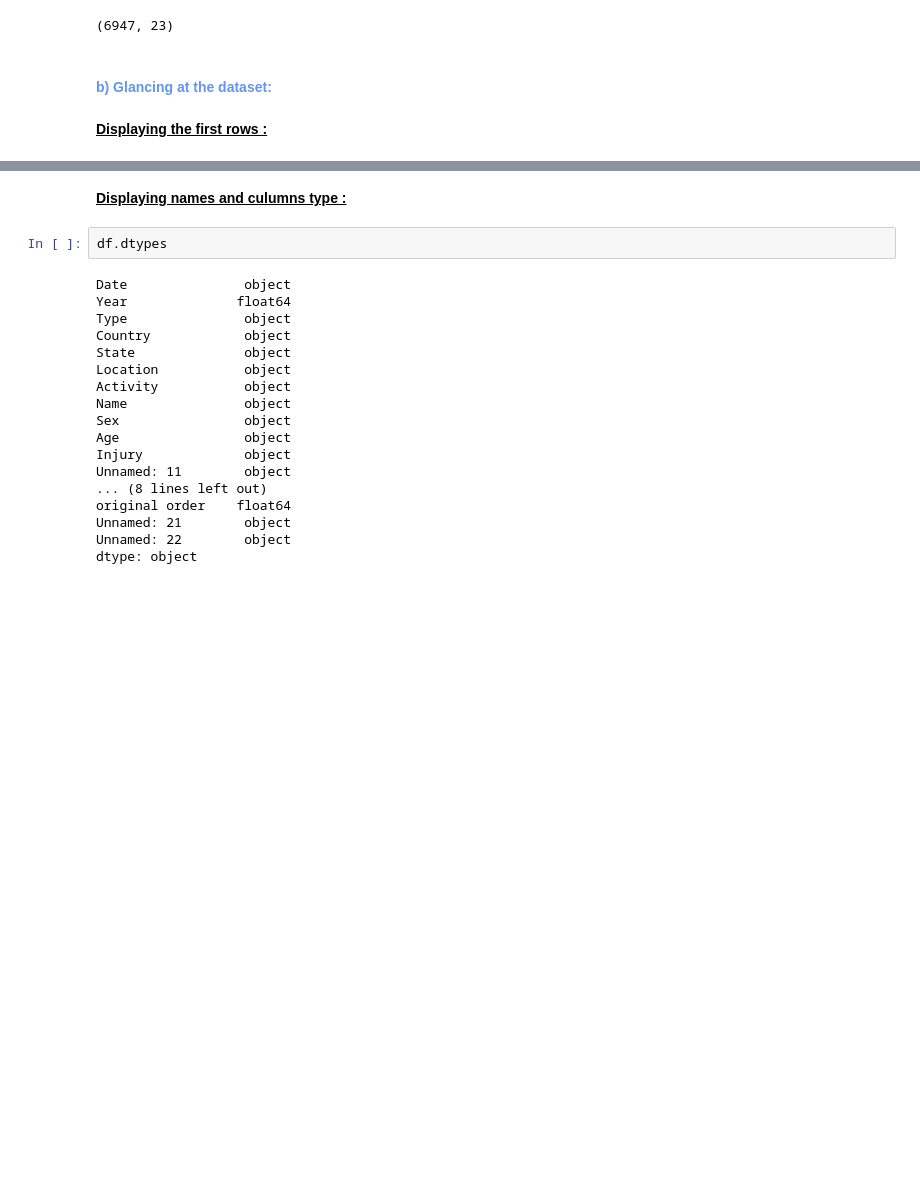
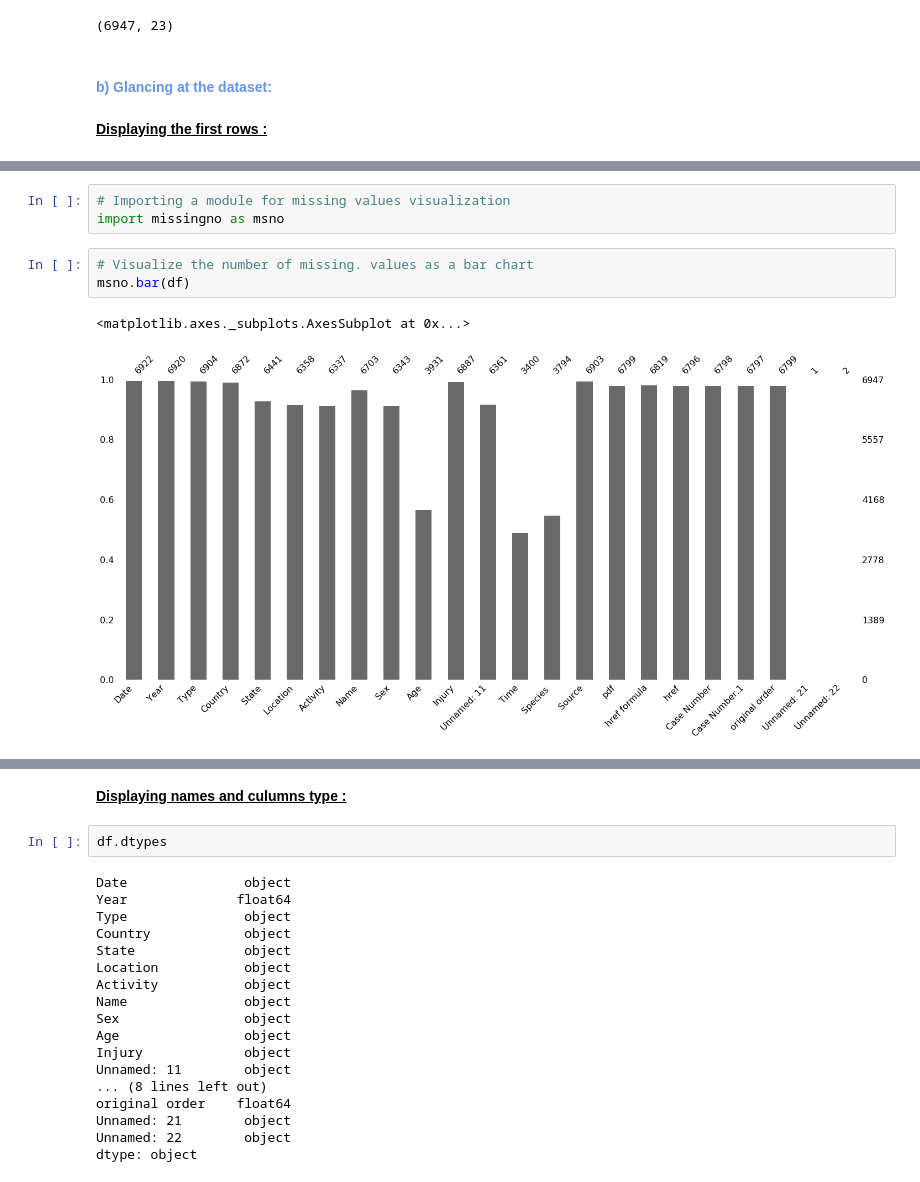
Before and after one commit to karinaz/Shark_Attacks, a Jupyter notebook: Shark_Attacks.ipynb, the cells around one changed output, grey strips where cells are left out. Cells and saved outputs as stored; diff of their text form; blank space fills up the shorter version.

```diff
--- a/Shark_Attacks.ipynb
+++ b/Shark_Attacks.ipynb
@@ -74,0 +72,9 @@ df.head(5)
+# %%
+# Importing a module for missing values visualization
+import missingno as msno
+# %%
+# Visualize the number of missing. values as a bar chart
+msno.bar(df)
+# %% [output]
+<matplotlib.axes._subplots.AxesSubplot at 0x...>
+[figure, added]
```
Also changed, not shown: parts of 56 cells of this notebook, 1 other file.
